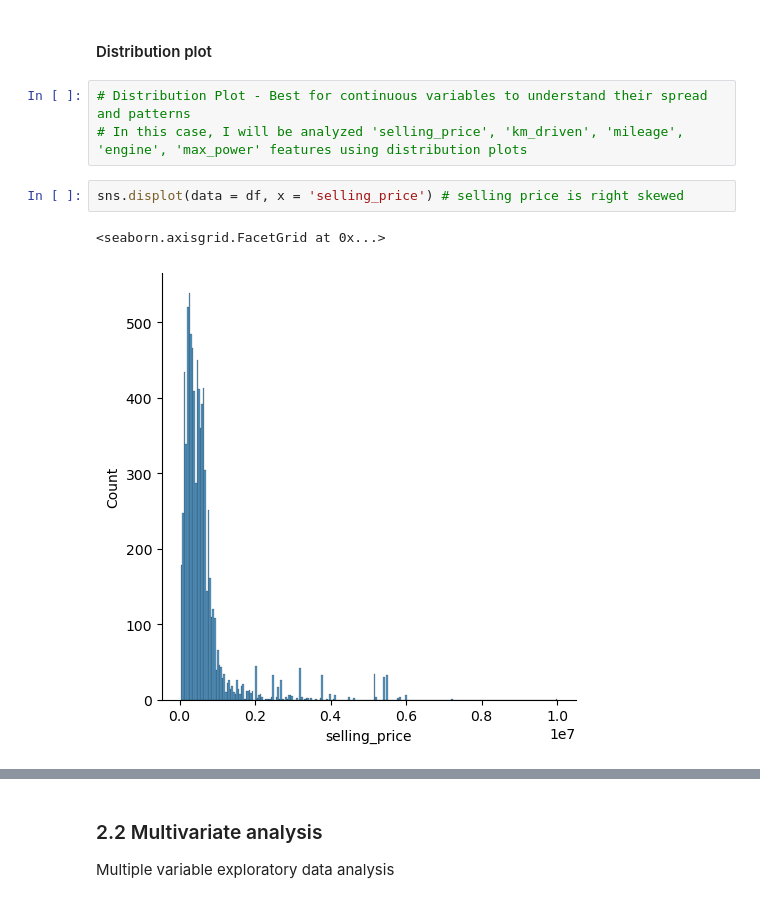
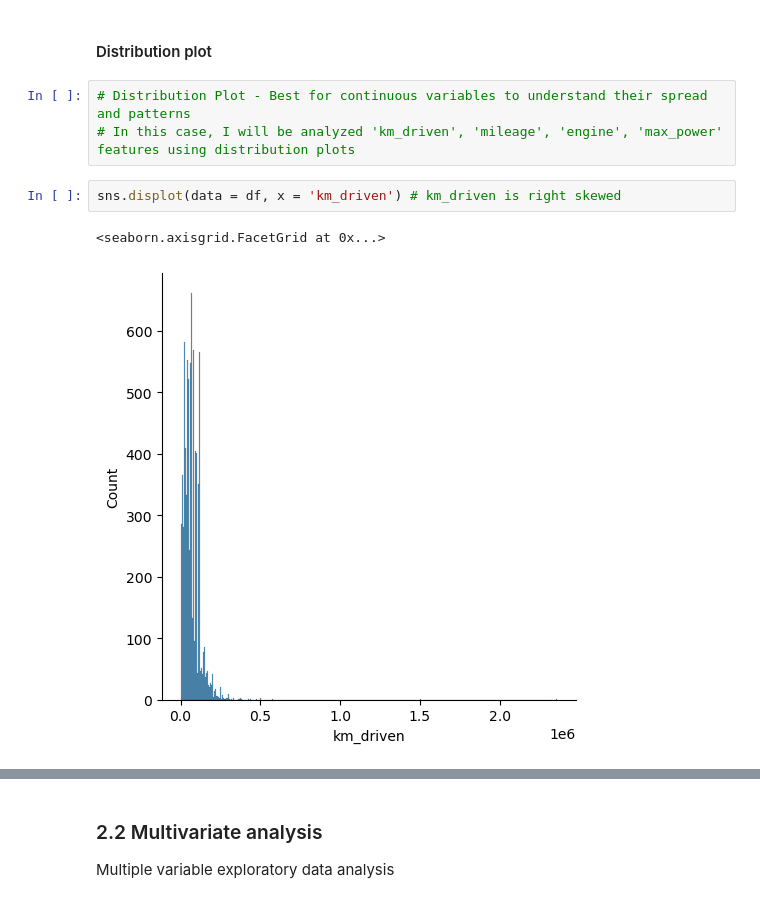
Before and after one commit to KaungHtetCho-22/ML-Assignments, a Jupyter notebook: A1_KaungHtetCho/notebooks/A1_Predicting_Car_Price.ipynb, the cells around one changed output, grey strips where cells are left out. Drawn from its saved outputs; the diff is of its cells as text.

```diff
--- a/A1_KaungHtetCho/notebooks/A1_Predicting_Car_Price.ipynb
+++ b/A1_KaungHtetCho/notebooks/A1_Predicting_Car_Price.ipynb
@@ -313,10 +313,10 @@ sns.countplot(data = df, x = 'owner')
 #### Distribution plot
 # %%
 # Distribution Plot - Best for continuous variables to understand their spread and patterns
-# In this case, I will be analyzed 'selling_price', 'km_driven', 'mileage', 'engine', 'max_power' features using distribution plots
+# In this case, I will be analyzed 'km_driven', 'mileage', 'engine', 'max_power' features using distribution plots
 # %%
-sns.displot(data = df, x = 'selling_price') # selling price is right skewed
+sns.displot(data = df, x = 'km_driven') # km_driven is right skewed
 # %% [output]
 <seaborn.axisgrid.FacetGrid at 0x...>
-[figure, old version]
+[figure, new version]
 # %%
```
Also changed, not shown: parts of 46 cells of this notebook.
